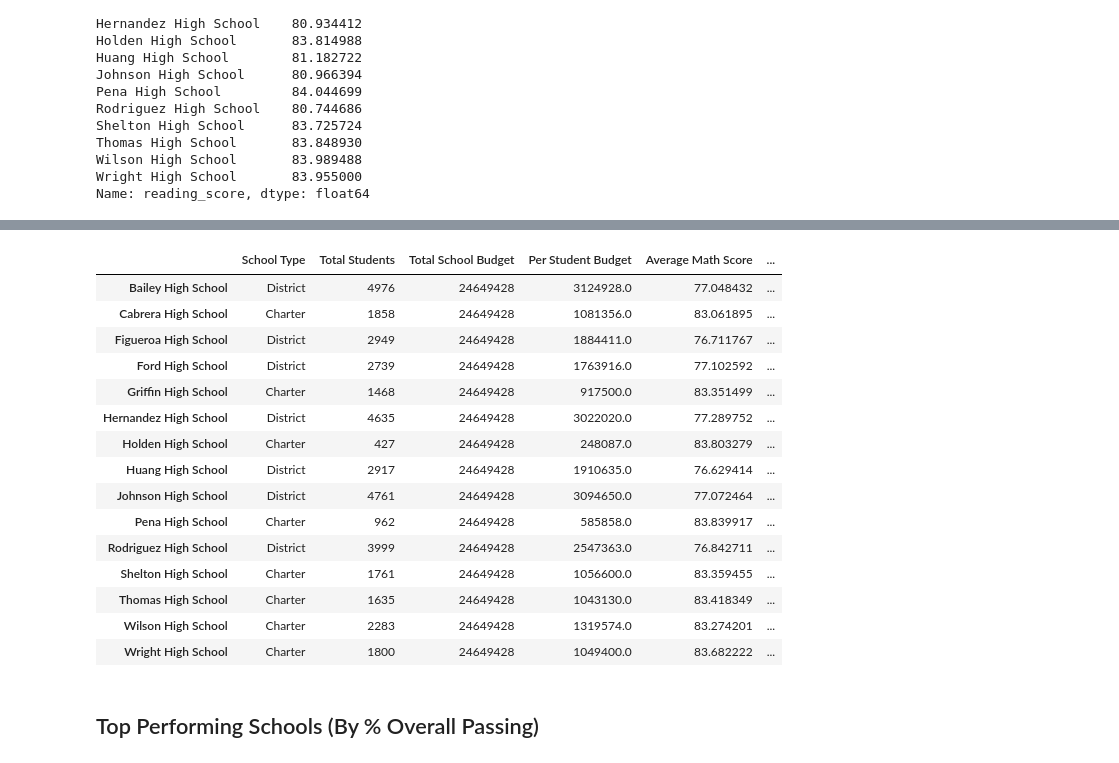
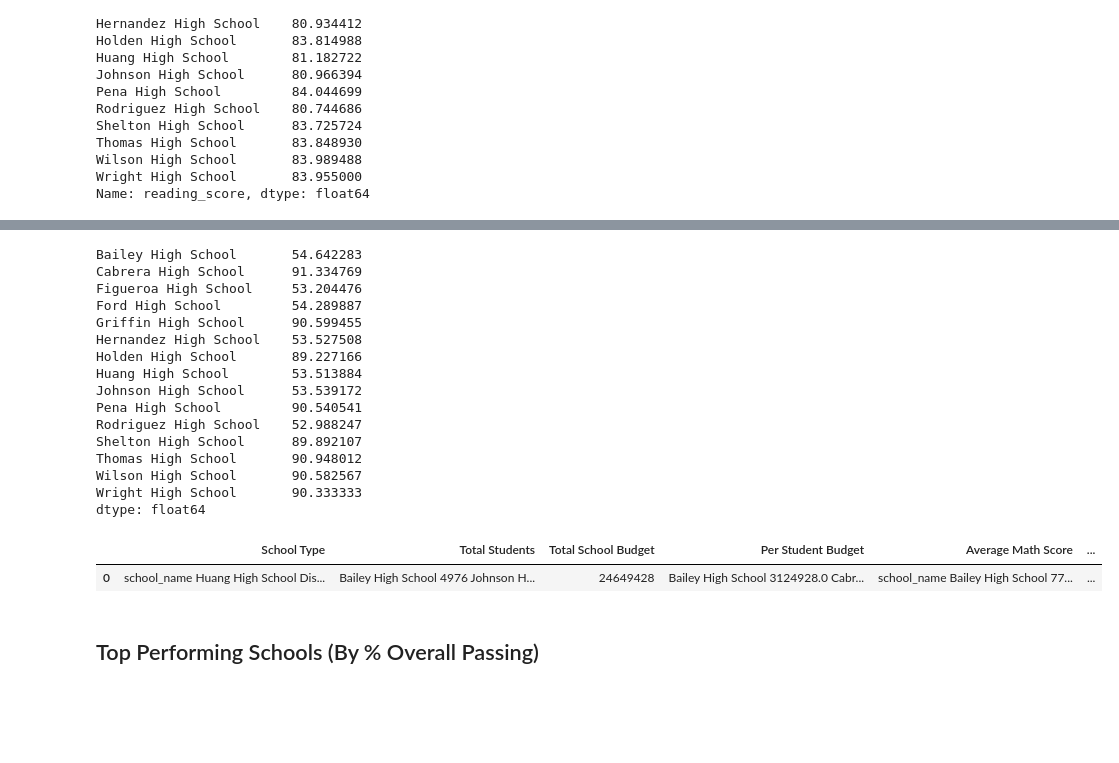
Before and after one commit to alaniwalaa/pandas-challenge, a Jupyter notebook: PyCitySchools/PyCitySchools_starter.ipynb, the cells around one changed output, grey strips where cells are left out. Cells and saved outputs as stored; diff of their text form; code cells hidden in the pictures; blank space fills up the shorter version.

Commit message:
finalizing overall passing - school summary

```diff
--- a/PyCitySchools/PyCitySchools_starter.ipynb
+++ b/PyCitySchools/PyCitySchools_starter.ipynb
@@ -279,6 +263,9 @@ Wright High School       83.955000
 Name: reading_score, dtype: float64
 # %%
 #% Passing Math
-percent_math = ((merged_data.groupby(["school_name"])["math_score"] >= 70).mean()) * 100
-percent_math_score
+students_passing_math = merged_data[(merged_data["math_score"] >= 70)]
+passing_math_school = students_passing_math.groupby(["school_name"]).mean()
+
+percent_math = passing_math_school
+percent_math
 # %% [output]
@@ -287,0 +289,7 @@ TypeError: '>=' not supported between instances of 'SeriesGroupBy' and 'int'
+# %%
+#% Passing Reading
+students_passing_reading = merged_data[(merged_data["reading_score"] >= 70)]
+passing_reading_school = students_passing_math.groupby(["school_name"]).mean()
+
+percent_reading = passing_reading_school
+percent_reading
@@ -288,36 +314,45 @@ TypeError: '>=' not supported between instances of 'SeriesGroupBy' and 'int'
 # %%
 #% Overall Passing (The percentage of students that passed math and reading.)
+
+student_count_per_school = merged_data['school_name'].value_counts()
+students_passing_both = merged_data[(merged_data["reading_score"] >= 70) & (merged_data["math_score"] >= 70)]
+
+overall_passing_both = students_passing_both.groupby(["school_name"]).count()["student_name"] / student_count_per_school * 100
+overall_passing_both
+# %% [output]
+Bailey High School       54.642283
+Cabrera High School      91.334769
+Figueroa High School     53.204476
+Ford High School         54.289887
+Griffin High School      90.599455
+Hernandez High School    53.527508
+Holden High School       89.227166
+Huang High School        53.513884
+Johnson High School      53.539172
+Pena High School         90.540541
+Rodriguez High School    52.988247
+Shelton High School      89.892107
+Thomas High School       90.948012
+Wilson High School       90.582567
+Wright High School       90.333333
+dtype: float64
 # %%
 #Create a dataframe to hold the above results
 each_school_df = pd.DataFrame({
-                           "School Type": school_type,
-                           "Total Students": students_in_school,
-                           "Total School Budget": total_school_budget,
-                           "Per Student Budget": per_student_budget,
-                           "Average Math Score": average_math,
-                           "Average Reading Score": average_reading
-#                             "% Passing Marth": percent_math_score,
-#                             "% Passing Reading": percent_read_score,
-#                             "% Overall Passing": percent_math_reading
-                              })
+                           "School Type": [school_type],
+                           "Total Students": [students_in_school],
+                           "Total School Budget": [total_school_budget],
+                           "Per Student Budget": [per_student_budget],
+                           "Average Math Score": [average_math],
+                           "Average Reading Score": [average_reading],
+                           "% Passing Math": [percent_math],
+                           "% Passing Reading": [percent_reading],
+                           "% Overall Passing": [overall_passing_both]
+})
 each_school_df
 # %% [output]
 |  | School Type | Total Students | Total School Budget | Per Student Budget | Average Math Score | ... |
-| Bailey High School | District | 4976 | 24649428 | 3124928.0 | 77.048432 | ... |
-| Cabrera High School | Charter | 1858 | 24649428 | 1081356.0 | 83.061895 | ... |
-| Figueroa High School | District | 2949 | 24649428 | 1884411.0 | 76.711767 | ... |
-| Ford High School | District | 2739 | 24649428 | 1763916.0 | 77.102592 | ... |
-| Griffin High School | Charter | 1468 | 24649428 | 917500.0 | 83.351499 | ... |
-| Hernandez High School | District | 4635 | 24649428 | 3022020.0 | 77.289752 | ... |
-| Holden High School | Charter | 427 | 24649428 | 248087.0 | 83.803279 | ... |
-| Huang High School | District | 2917 | 24649428 | 1910635.0 | 76.629414 | ... |
-| Johnson High School | District | 4761 | 24649428 | 3094650.0 | 77.072464 | ... |
-| Pena High School | Charter | 962 | 24649428 | 585858.0 | 83.839917 | ... |
-| Rodriguez High School | District | 3999 | 24649428 | 2547363.0 | 76.842711 | ... |
-| Shelton High School | Charter | 1761 | 24649428 | 1056600.0 | 83.359455 | ... |
-| Thomas High School | Charter | 1635 | 24649428 | 1043130.0 | 83.418349 | ... |
-| Wilson High School | Charter | 2283 | 24649428 | 1319574.0 | 83.274201 | ... |
-| Wright High School | Charter | 1800 | 24649428 | 1049400.0 | 83.682222 | ... |
+| 0 | school_name Huang High School Dis... | Bailey High School 4976 Johnson H... | 24649428 | Bailey High School 3124928.0 Cabr... | school_name Bailey High School 77... | ... |
 # %% [markdown]
 ## Top Performing Schools (By % Overall Passing)
 # %% [markdown]
```
Also changed, not shown: parts of 18 cells of this notebook.
